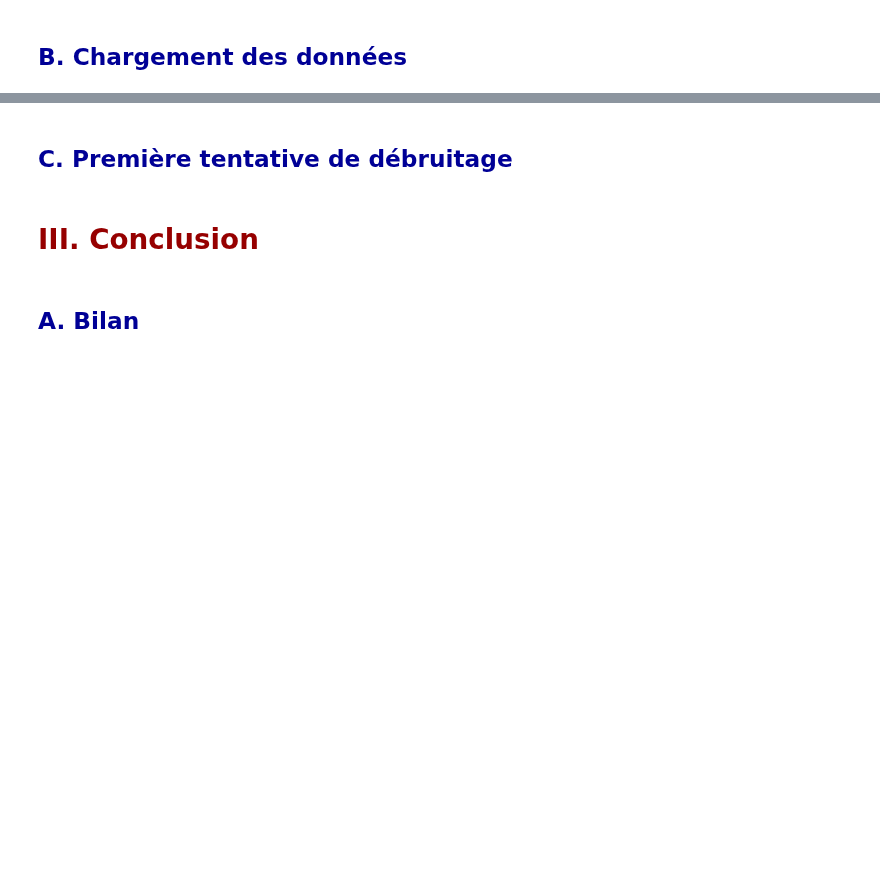
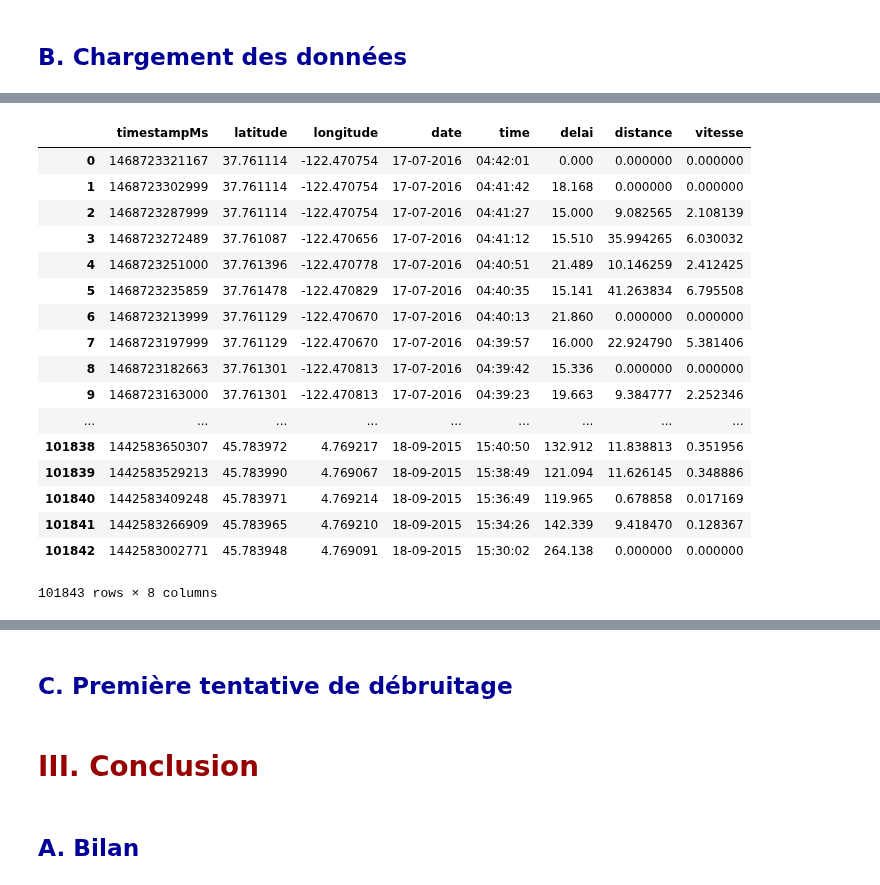
Before and after one commit to AmigoCap/GPSFlow, a Jupyter notebook: 2-25janv.ipynb, the cells around one changed output, grey strips where cells are left out. Cells and saved outputs as stored; diff of their text form; code cells hidden in the pictures; blank space fills up the shorter version.

```diff
--- a/2-25janv.ipynb
+++ b/2-25janv.ipynb
@@ -89,0 +122,21 @@ IFrame('2-files/LyonMap.html', width=990, height=500)
+# %%
+df
+# %% [output]
+|  | timestampMs | latitude | longitude | date | time | delai | distance | vitesse |
+| 0 | 1468723321167 | 37.761114 | -122.470754 | 17-07-2016 | 04:42:01 | 0.000 | 0.000000 | 0.000000 |
+| 1 | 1468723302999 | 37.761114 | -122.470754 | 17-07-2016 | 04:41:42 | 18.168 | 0.000000 | 0.000000 |
+| 2 | 1468723287999 | 37.761114 | -122.470754 | 17-07-2016 | 04:41:27 | 15.000 | 9.082565 | 2.108139 |
+| 3 | 1468723272489 | 37.761087 | -122.470656 | 17-07-2016 | 04:41:12 | 15.510 | 35.994265 | 6.030032 |
+| 4 | 1468723251000 | 37.761396 | -122.470778 | 17-07-2016 | 04:40:51 | 21.489 | 10.146259 | 2.412425 |
+| 5 | 1468723235859 | 37.761478 | -122.470829 | 17-07-2016 | 04:40:35 | 15.141 | 41.263834 | 6.795508 |
+| 6 | 1468723213999 | 37.761129 | -122.470670 | 17-07-2016 | 04:40:13 | 21.860 | 0.000000 | 0.000000 |
+| 7 | 1468723197999 | 37.761129 | -122.470670 | 17-07-2016 | 04:39:57 | 16.000 | 22.924790 | 5.381406 |
+| 8 | 1468723182663 | 37.761301 | -122.470813 | 17-07-2016 | 04:39:42 | 15.336 | 0.000000 | 0.000000 |
+| 9 | 1468723163000 | 37.761301 | -122.470813 | 17-07-2016 | 04:39:23 | 19.663 | 9.384777 | 2.252346 |
+| ... | ... | ... | ... | ... | ... | ... | ... | ... |
+| 101838 | 1442583650307 | 45.783972 | 4.769217 | 18-09-2015 | 15:40:50 | 132.912 | 11.838813 | 0.351956 |
+| 101839 | 1442583529213 | 45.783990 | 4.769067 | 18-09-2015 | 15:38:49 | 121.094 | 11.626145 | 0.348886 |
+| 101840 | 1442583409248 | 45.783971 | 4.769214 | 18-09-2015 | 15:36:49 | 119.965 | 0.678858 | 0.017169 |
+| 101841 | 1442583266909 | 45.783965 | 4.769210 | 18-09-2015 | 15:34:26 | 142.339 | 9.418470 | 0.128367 |
+| 101842 | 1442583002771 | 45.783948 | 4.769091 | 18-09-2015 | 15:30:02 | 264.138 | 0.000000 | 0.000000 |
+101843 rows × 8 columns
```
Also changed, not shown: parts of 12 cells of this notebook, 2 other files.
